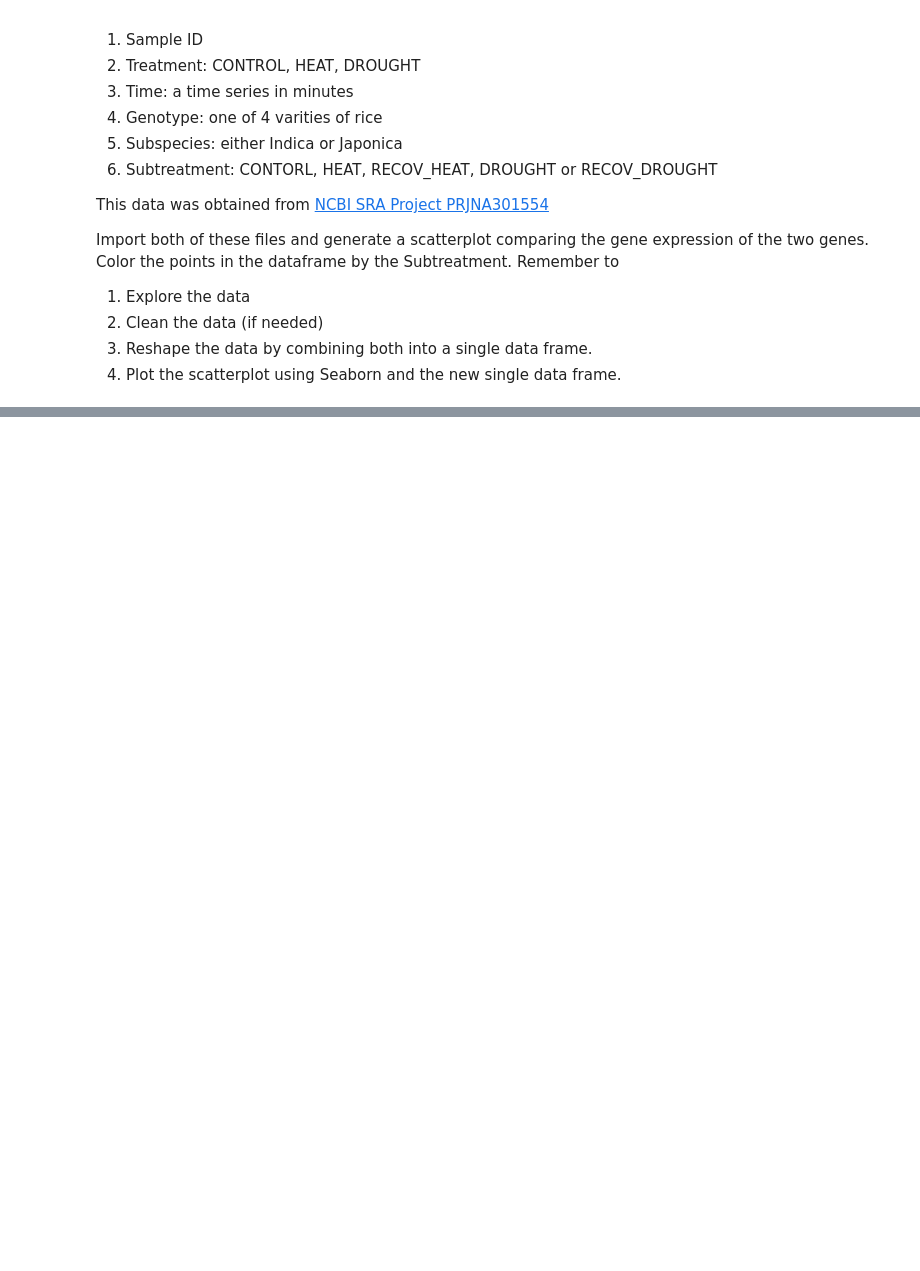
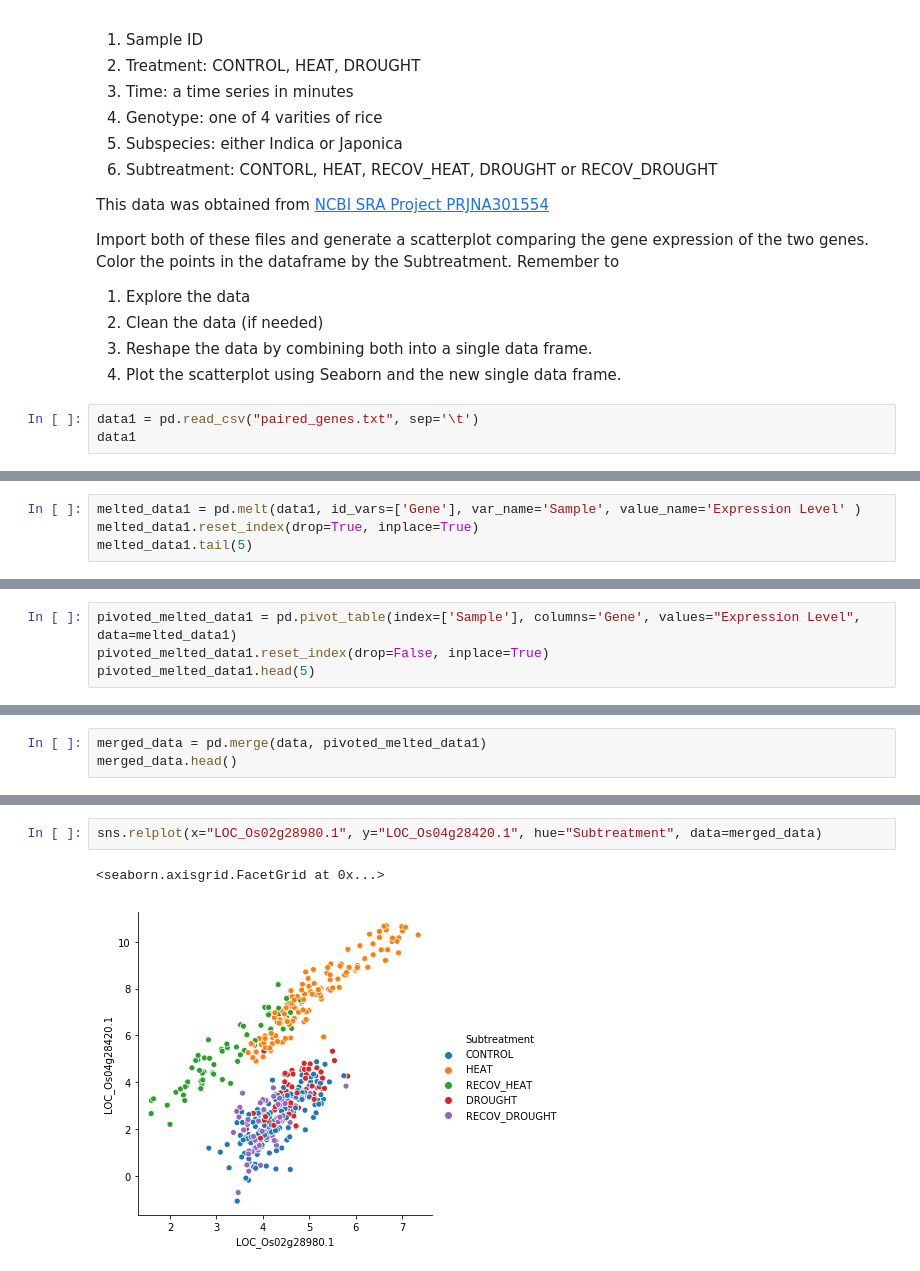
Before and after one commit to richardmanasseh/hort503, a Jupyter notebook: Assignments/Assignment10/A08-Data_Wrangling-Practice.ipynb, the cells around one changed output, grey strips where cells are left out. Cells and saved outputs as stored; diff of their text form; blank space fills up the shorter version.

```diff
--- a/Assignments/Assignment10/A08-Data_Wrangling-Practice.ipynb
+++ b/Assignments/Assignment10/A08-Data_Wrangling-Practice.ipynb
@@ -44,3 +44,6 @@ Import both of these files and generate a scatterplot comparing the gene express
 2. Clean the data (if needed)
 3. Reshape the data by combining both into a single data frame.
 4. Plot the scatterplot using Seaborn and the new single data frame.
+# %%
+data1 = pd.read_csv("paired_genes.txt", sep='\t')
+data1
@@ -46,0 +77,4 @@ Import both of these files and generate a scatterplot comparing the gene express
+# %%
+melted_data1 = pd.melt(data1, id_vars=['Gene'], var_name='Sample', value_name='Expression Level' )
+melted_data1.reset_index(drop=True, inplace=True)
+melted_data1.tail(5)
@@ -46,0 +88,4 @@ Import both of these files and generate a scatterplot comparing the gene express
+# %%
+pivoted_melted_data1 = pd.pivot_table(index=['Sample'], columns='Gene', values="Expression Level", data=melted_data1)
+pivoted_melted_data1.reset_index(drop=False, inplace=True)
+pivoted_melted_data1.head(5)
@@ -46,0 +205,3 @@ Import both of these files and generate a scatterplot comparing the gene express
+# %%
+merged_data = pd.merge(data, pivoted_melted_data1)
+merged_data.head()
@@ -46,0 +231,5 @@ Import both of these files and generate a scatterplot comparing the gene express
+# %%
+sns.relplot(x="LOC_Os02g28980.1", y="LOC_Os04g28420.1", hue="Subtreatment", data=merged_data)
+# %% [output]
+<seaborn.axisgrid.FacetGrid at 0x...>
+[figure, added]
```
Also changed, not shown: parts of 26 cells of this notebook, 9 other files.
